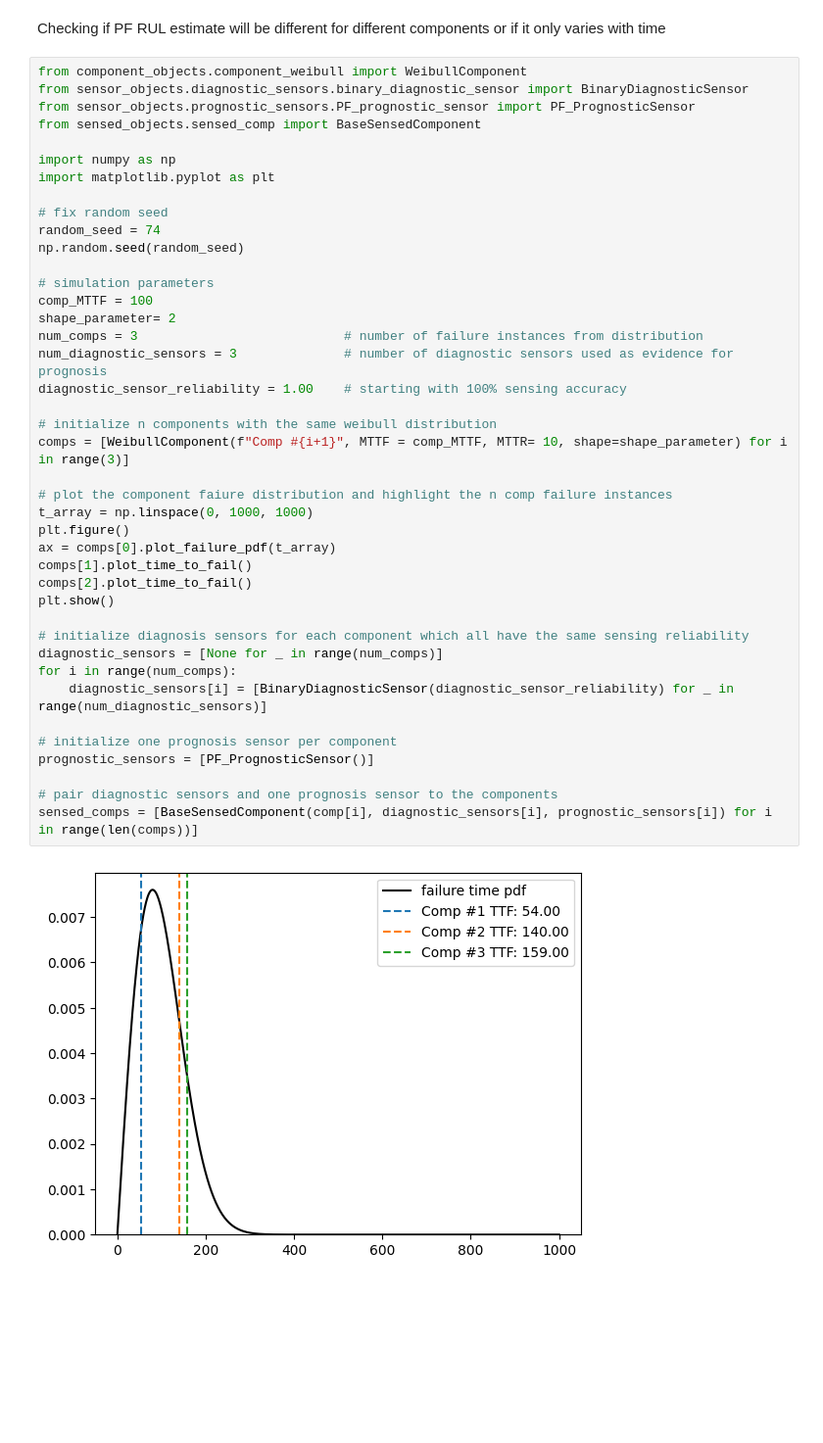
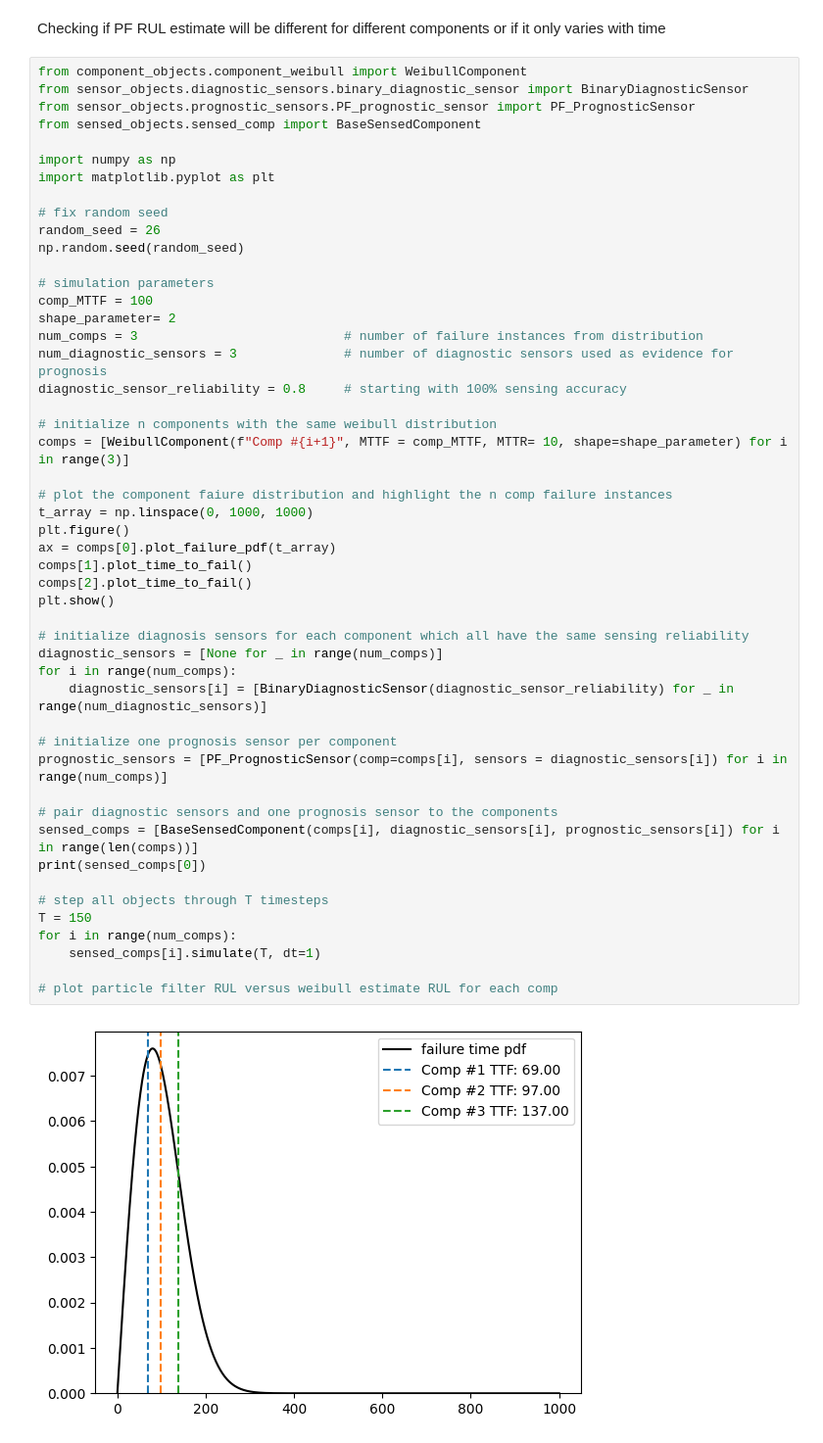
Before and after one commit to andreyaW/KISS2, a Jupyter notebook: object_testing_notebooks/particleFilter.ipynb, the cells around one changed output. Shown at 98% size. Drawn from its saved outputs; the diff is of its cells as text; blank space fills up the shorter version.

Commit message:
fixed RUL and MRL calcs at comp level

```diff
--- a/object_testing_notebooks/particleFilter.ipynb
+++ b/object_testing_notebooks/particleFilter.ipynb
@@ -420,36 +420,44 @@ import numpy as np
 import matplotlib.pyplot as plt
 
 # fix random seed
-random_seed = 74
+random_seed = 26
 np.random.seed(random_seed)
 
 # simulation parameters
 comp_MTTF = 100
 shape_parameter= 2
 num_comps = 3                           # number of failure instances from distribution
 num_diagnostic_sensors = 3              # number of diagnostic sensors used as evidence for prognosis
-diagnostic_sensor_reliability = 1.00    # starting with 100% sensing accuracy
+diagnostic_sensor_reliability = 0.8     # starting with 100% sensing accuracy
 
 # initialize n components with the same weibull distribution
 comps = [WeibullComponent(f"Comp #{i+1}", MTTF = comp_MTTF, MTTR= 10, shape=shape_parameter) for i in range(3)]
 
 # plot the component faiure distribution and highlight the n comp failure instances
 t_array = np.linspace(0, 1000, 1000)
 plt.figure()
 ax = comps[0].plot_failure_pdf(t_array)
 comps[1].plot_time_to_fail()
 comps[2].plot_time_to_fail()
 plt.show()
 
 # initialize diagnosis sensors for each component which all have the same sensing reliability
 diagnostic_sensors = [None for _ in range(num_comps)]
 for i in range(num_comps):
     diagnostic_sensors[i] = [BinaryDiagnosticSensor(diagnostic_sensor_reliability) for _ in range(num_diagnostic_sensors)]
 
 # initialize one prognosis sensor per component
-prognostic_sensors = [PF_PrognosticSensor()]
+prognostic_sensors = [PF_PrognosticSensor(comp=comps[i], sensors = diagnostic_sensors[i]) for i in range(num_comps)]
 
 # pair diagnostic sensors and one prognosis sensor to the components
-sensed_comps = [BaseSensedComponent(comp[i], diagnostic_sensors[i], prognostic_sensors[i]) for i in range(len(comps))]
+sensed_comps = [BaseSensedComponent(comps[i], diagnostic_sensors[i], prognostic_sensors[i]) for i in range(len(comps))]
+print(sensed_comps[0])
+
+# step all objects through T timesteps
+T = 150
+for i in range(num_comps):
+    sensed_comps[i].simulate(T, dt=1)
+
+# plot particle filter RUL versus weibull estimate RUL for each comp
 # %% [output]
-[figure, old version]
+[figure, new version]
```
Also changed, not shown: parts of 2 cells of this notebook, 7 other files.
